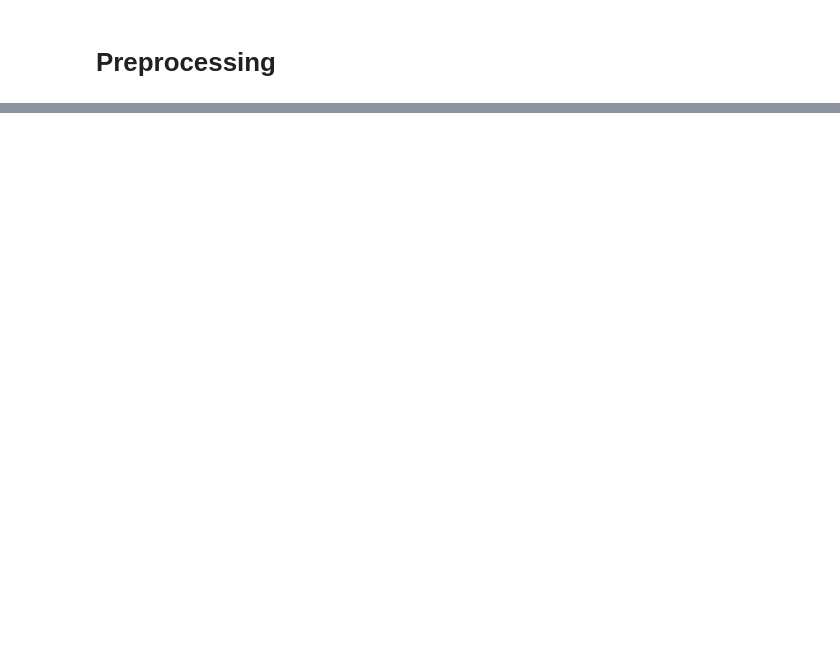
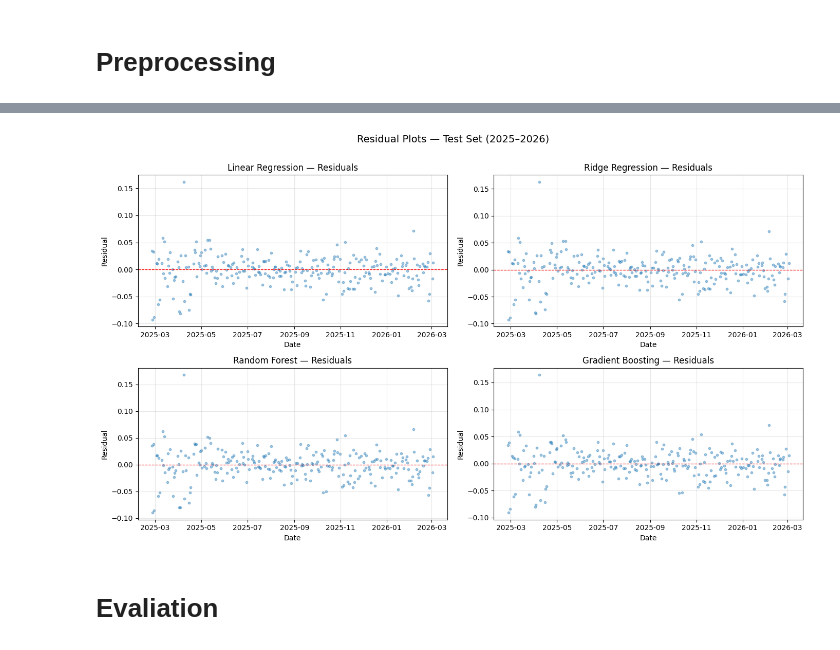
Before and after one commit to AssylbekO/NVDA, a Jupyter notebook: src/main2.ipynb, the cells around one changed output, grey strips where cells are left out. Cells and saved outputs as stored; diff of their text form; code cells hidden in the pictures; blank space fills up the shorter version.

```diff
--- a/src/main2.ipynb
+++ b/src/main2.ipynb
@@ -320,0 +651,20 @@ Testing set  : 256  observations  (2025-02-25  to 2026-03-03)
+# %%
+fig, axes = plt.subplots(2, 2, figsize=(14, 8))
+axes = axes.flatten()
+
+for i, (name, (model, X_te)) in enumerate(models.items()):
+    residuals = y_test.values - model.predict(X_te)
+    axes[i].scatter(y_test.index, residuals, color="#1f77b4", alpha=0.4, s=10)
+    axes[i].axhline(0, color="red", linewidth=0.9, linestyle="--")
+    axes[i].set_title(f"{name} — Residuals", fontsize=12)
+    axes[i].set_xlabel("Date")
+    axes[i].set_ylabel("Residual")
+    axes[i].grid(True, alpha=0.3)
+
+plt.suptitle("Residual Plots — Test Set (2025–2026)", fontsize=14, y=1.01)
+plt.tight_layout()
+plt.show()
+# %% [output]
+[figure, added]
+# %% [markdown]
+# Evaliation
```
Also changed, not shown: parts of 32 cells of this notebook.
